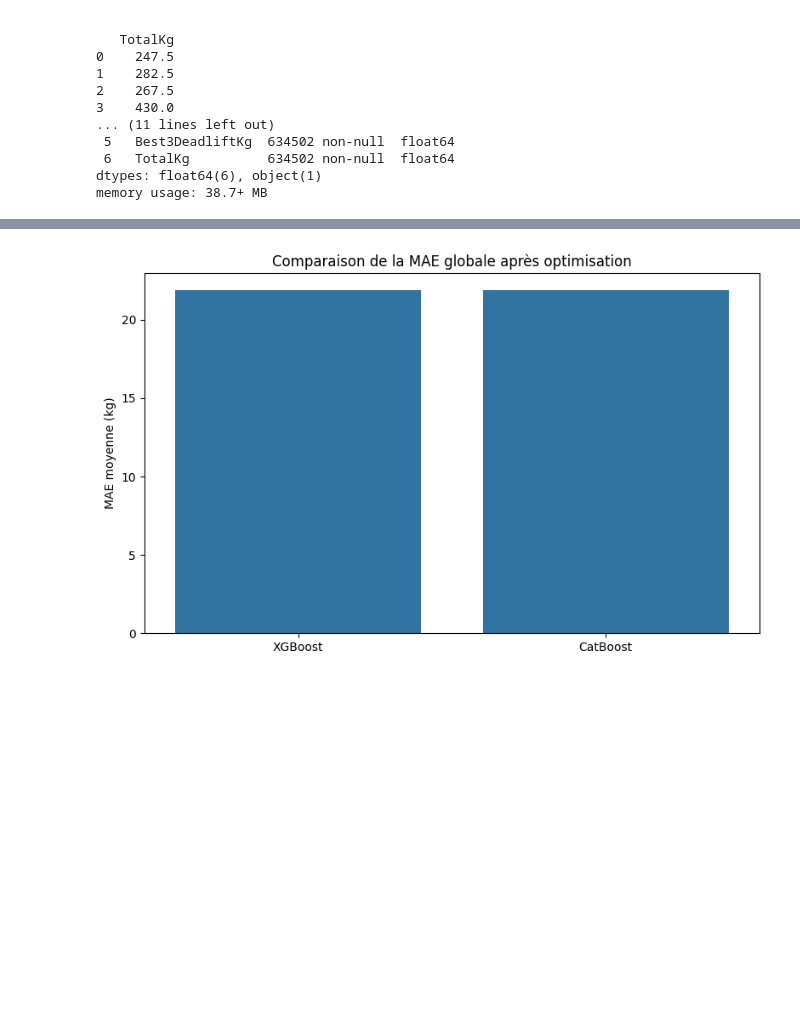
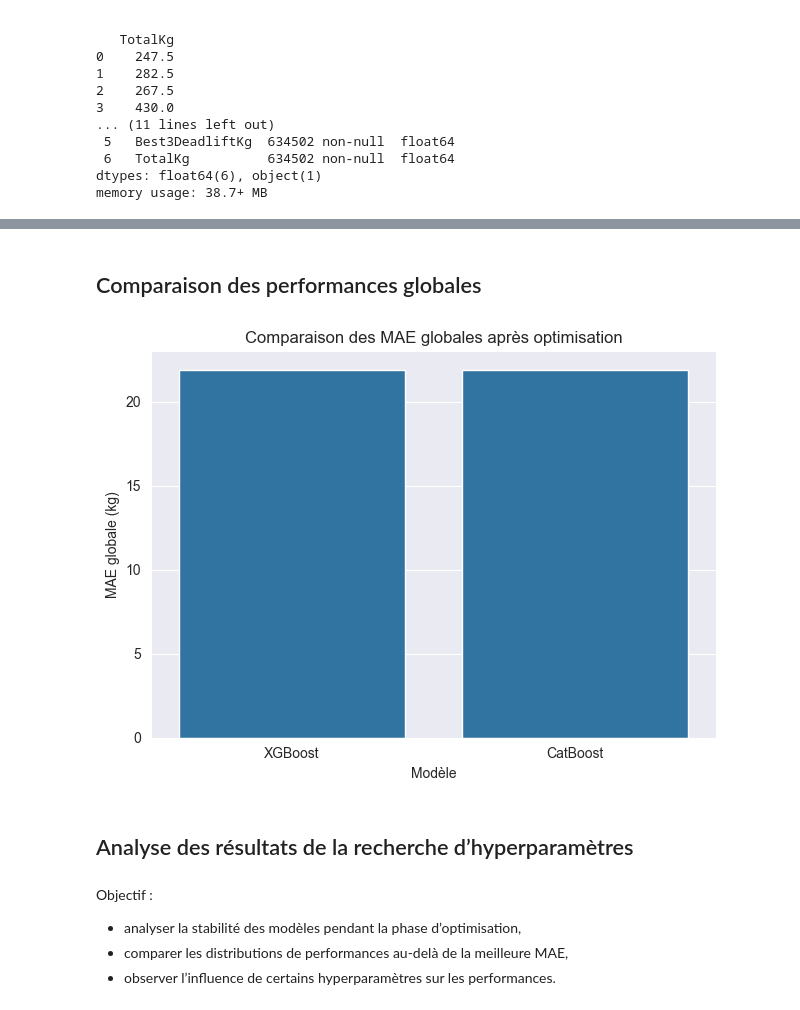
Before and after one commit to BornetFloryan/LifterLens, a Jupyter notebook: projet.ipynb, the cells around one changed output, grey strips where cells are left out. Drawn from its saved outputs; the diff is of its cells as text; code cells hidden in the pictures; blank space fills up the shorter version.

```diff
--- a/projet.ipynb
+++ b/projet.ipynb
@@ -260,0 +180,29 @@ CatBoost: {'estimator__learning_rate': 0.05, 'estimator__l2_leaf_reg': 3, 'estim
+# %%
+xgb_model = Pipeline(steps=[
+    ("preprocess", preprocess),
+    ("regressor", MultiOutputRegressor(
+        XGBRegressor(n_jobs=1, random_state=42)
+    ))
+])
+
+xgb_param_grid = {
+    "regressor__estimator__n_estimators": [300, 500, 800],
+    "regressor__estimator__learning_rate": [0.01, 0.05, 0.1],
+    "regressor__estimator__max_depth": [3, 5, 6],
+    "regressor__estimator__subsample": [0.7, 0.8, 0.9]
+}
+
+start = time.time()
+xgb_search = RandomizedSearchCV(
+    xgb_model,
+    xgb_param_grid,
+    n_iter=5,
+    scoring="neg_mean_absolute_error",
+    cv=3,
+    n_jobs=-1,
+    random_state=42
+)
+xgb_search.fit(X_sample, y_sample)
+
+xgb_best_mae = -xgb_search.best_score_
+print(f"XGBoost – MAE globale : {xgb_best_mae:.2f} kg")
@@ -261,22 +246,24 @@ CatBoost: {'estimator__learning_rate': 0.05, 'estimator__l2_leaf_reg': 3, 'estim
+# %% [markdown]
+## Comparaison des performances globales
 # %%
 performance = pd.DataFrame({
-    'Modèle': ['XGBoost', 'CatBoost'],
-    'MAE Globale': [xgb_best_mae, cb_best_mae]
+    "Modèle": ["XGBoost", "CatBoost"],
+    "MAE globale (kg)": [xgb_best_mae, cb_best_mae]
 })
 
-plt.figure(figsize=(8, 5))
-sns.barplot(
-    data=performance,
-    x='Modèle',
-    y='MAE Globale'
-)
-plt.title("Comparaison de la MAE globale après optimisation")
-plt.ylabel("MAE moyenne (kg)")
-plt.xlabel("")
+sns.barplot(data=performance, x="Modèle", y="MAE globale (kg)")
+plt.title("Comparaison des MAE globales après optimisation")
 plt.tight_layout()
 plt.show()
 # %% [output]
-[figure, old version]
+[figure, new version]
+# %% [markdown]
+## Analyse des résultats de la recherche d’hyperparamètres
+# %% [markdown]
+Objectif :
+- analyser la stabilité des modèles pendant la phase d’optimisation,
+- comparer les distributions de performances au-delà de la meilleure MAE,
+- observer l’influence de certains hyperparamètres sur les performances.
 # %%
 xgb_results = pd.DataFrame(xgb_search.cv_results_)
 cb_results = pd.DataFrame(cb_search.cv_results_)
```
Also changed, not shown: parts of 34 cells of this notebook, 1 other file.
